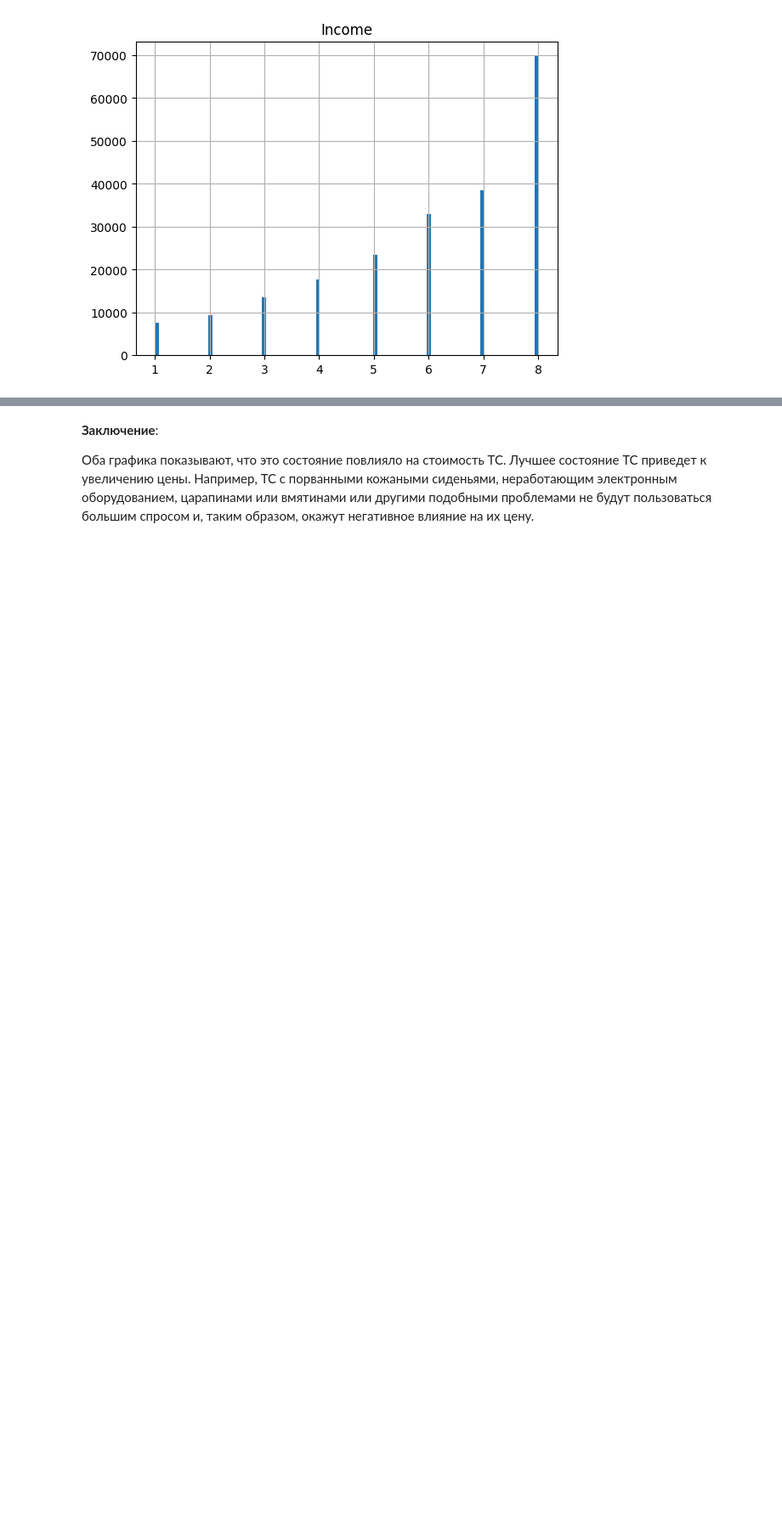
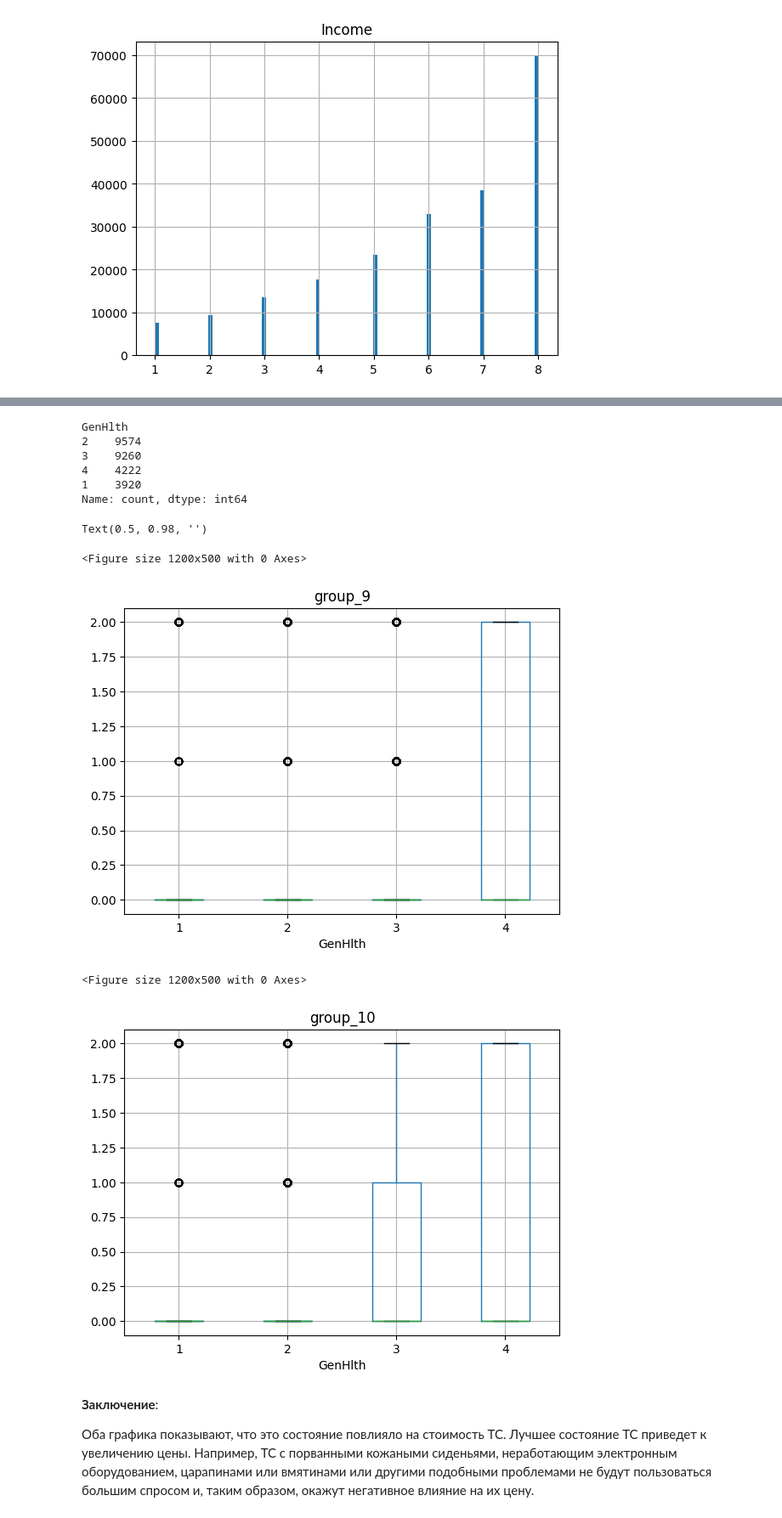
Before and after one commit to AlexeyRau/OMGTU, a Jupyter notebook: 2 курс/4 семестр/Машинное обучение/Лабораторная работа №1. Исследовательский анализ данных (EDA)/Ex1_c.ipynb, the cells around one changed output, grey strips where cells are left out. Shown at 85% size. Cells and saved outputs as stored; diff of their text form; code cells hidden in the pictures; blank space fills up the shorter version.

```diff
--- a/2 курс/4 семестр/Машинное обучение/Лабораторная работа №1. Исследовательский анализ данных (EDA)/Ex1_c.ipynb
+++ b/2 курс/4 семестр/Машинное обучение/Лабораторная работа №1. Исследовательский анализ данных (EDA)/Ex1_c.ipynb
@@ -652,3 +540,32 @@ Text(0.5, 1.0, 'sedan')
+# %%
+group_10.GenHlth.value_counts()
+# %% [output]
+GenHlth
+2    9574
+3    9260
+4    4222
+1    3920
+Name: count, dtype: int64
+# %%
+genhlth_counts = data_filtered['GenHlth'].value_counts()
+valid_genhlth = genhlth_counts[genhlth_counts >= 50].index
+data_genhlth_filtered = data_filtered[data_filtered['GenHlth'].isin(valid_genhlth)]
+
+plt.figure(figsize=(12, 5))
+data_genhlth_filtered[data_genhlth_filtered['Age'] == 8].boxplot(by='GenHlth', column='Diabetes_012', grid=True)
+plt.title('group_9')
+plt.suptitle('')
+
+plt.figure(figsize=(12, 5))
+data_genhlth_filtered[data_genhlth_filtered['Age'] == 9].boxplot(by='GenHlth', column='Diabetes_012', grid=True)
+plt.title('group_10')
+plt.suptitle('')
+# %% [output]
+Text(0.5, 0.98, '')
+<Figure size 1200x500 with 0 Axes>
+[figure, added]
+<Figure size 1200x500 with 0 Axes>
+[figure, added]
 # %% [markdown]
 **Заключение**:
 
```
Also changed, not shown: parts of 51 cells of this notebook.
